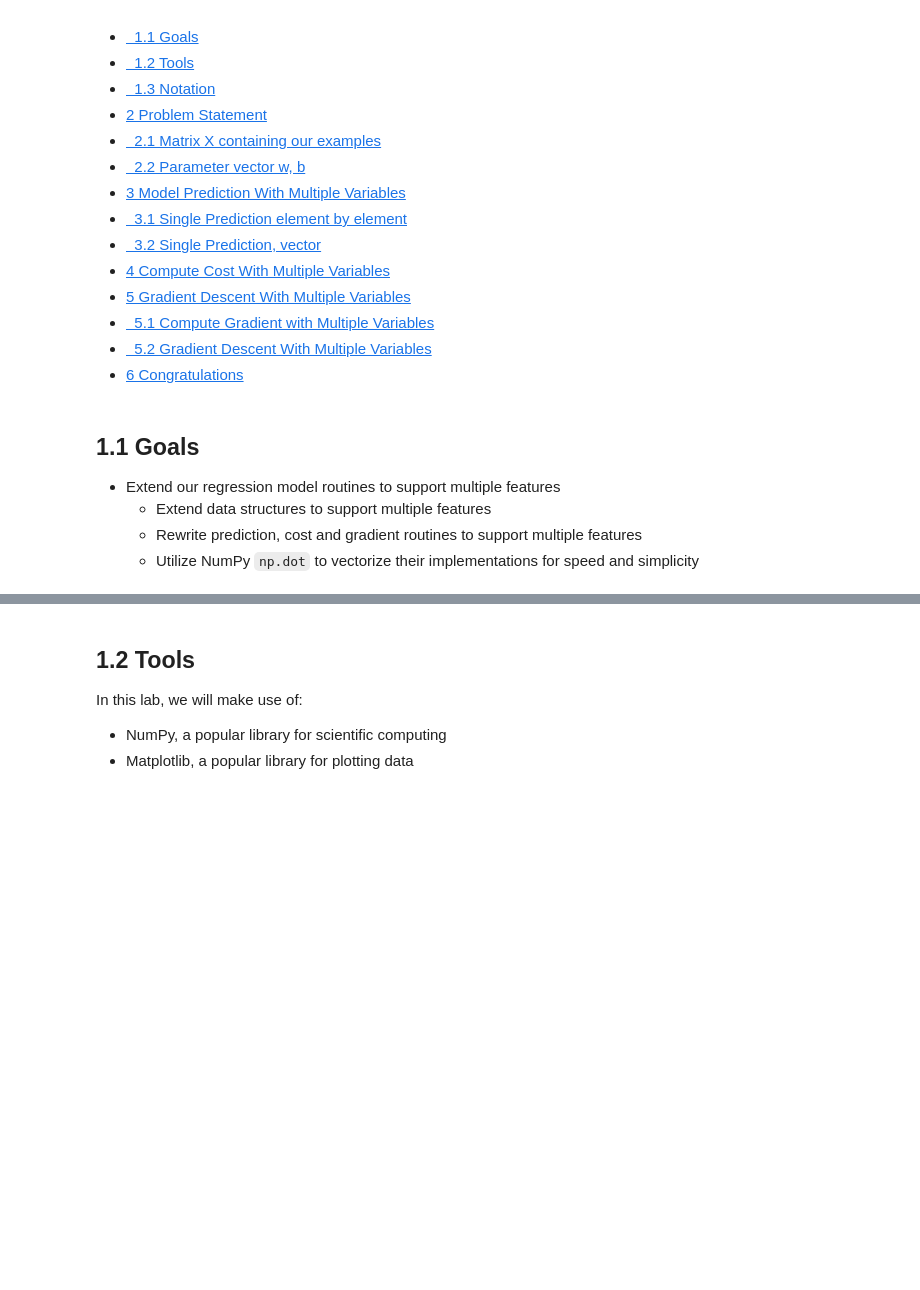
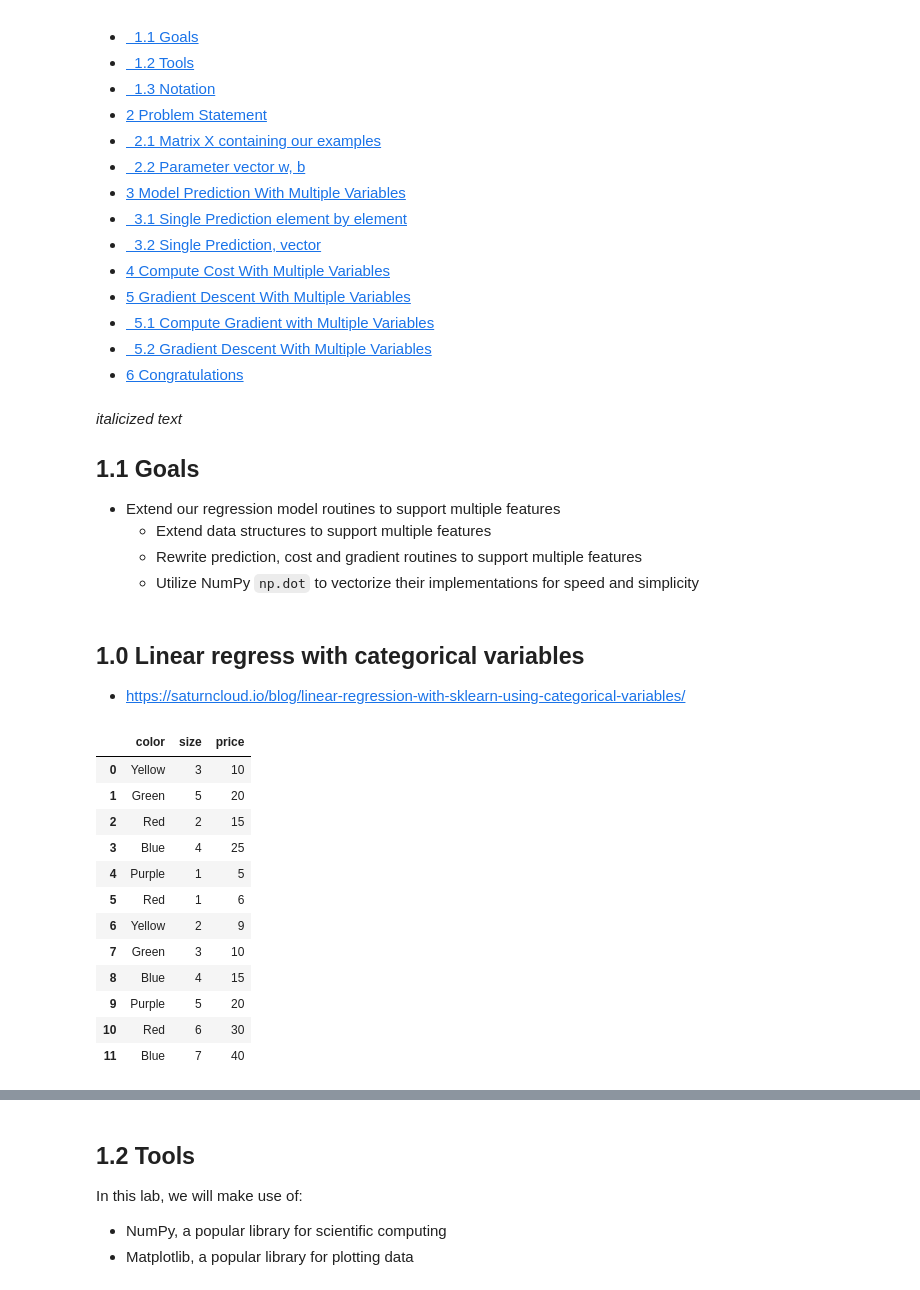
Before and after one commit to stevechengnyc/ML-AndrewNg, a Jupyter notebook: C1-Supervised ML_Regression and Classification/Week 2/C1_W2_Lab02_Multiple_Variable_Soln.ipynb, the cells around one changed output, grey strips where cells are left out. Saved outputs shown, nothing was run; the diff lists cells and outputs as text; code cells hidden in the pictures; blank space fills up the shorter version.

```diff
--- a/C1-Supervised ML_Regression and Classification/Week 2/C1_W2_Lab02_Multiple_Variable_Soln.ipynb
+++ b/C1-Supervised ML_Regression and Classification/Week 2/C1_W2_Lab02_Multiple_Variable_Soln.ipynb
@@ -18,9 +18,12 @@ In this lab, you will extend the data structures and previously developed routin
 - [&nbsp;&nbsp;5.2 Gradient Descent With Multiple Variables](#toc_15456_5.2)
 - [6 Congratulations](#toc_15456_6)
 # %% [markdown]
-<a name="toc_15456_1.1"></a>
+*italicized text*<a name="toc_15456_1.1"></a>
 ## 1.1 Goals
 - Extend our regression model  routines to support multiple features
     - Extend data structures to support multiple features
     - Rewrite prediction, cost and gradient routines to support multiple features
     - Utilize NumPy `np.dot` to vectorize their implementations for speed and simplicity
+# %% [markdown]
+## 1.0 Linear regress with categorical variables
+- https://saturncloud.io/blog/linear-regression-with-sklearn-using-categorical-variables/
@@ -26,0 +36,22 @@ In this lab, you will extend the data structures and previously developed routin
+# %%
+data = {'color':['Yellow', 'Green', 'Red','Blue', 'Purple','Red','Yellow', 'Green', 'Blue', 'Purple','Red', 'Blue'],
+        'size':[3,5,2,4,1, 1,2,3,4,5,6,7],
+        'price':[10,20,15,25,5, 6, 9, 10, 15, 20, 30, 40]
+        }
+# %%
+df = pd.DataFrame(data)
+df
+# %% [output]
+|  | color | size | price |
+| 0 | Yellow | 3 | 10 |
+| 1 | Green | 5 | 20 |
+| 2 | Red | 2 | 15 |
+| 3 | Blue | 4 | 25 |
+| 4 | Purple | 1 | 5 |
+| 5 | Red | 1 | 6 |
+| 6 | Yellow | 2 | 9 |
+| 7 | Green | 3 | 10 |
+| 8 | Blue | 4 | 15 |
+| 9 | Purple | 5 | 20 |
+| 10 | Red | 6 | 30 |
+| 11 | Blue | 7 | 40 |
```
Also changed, not shown: parts of 60 cells of this notebook.
